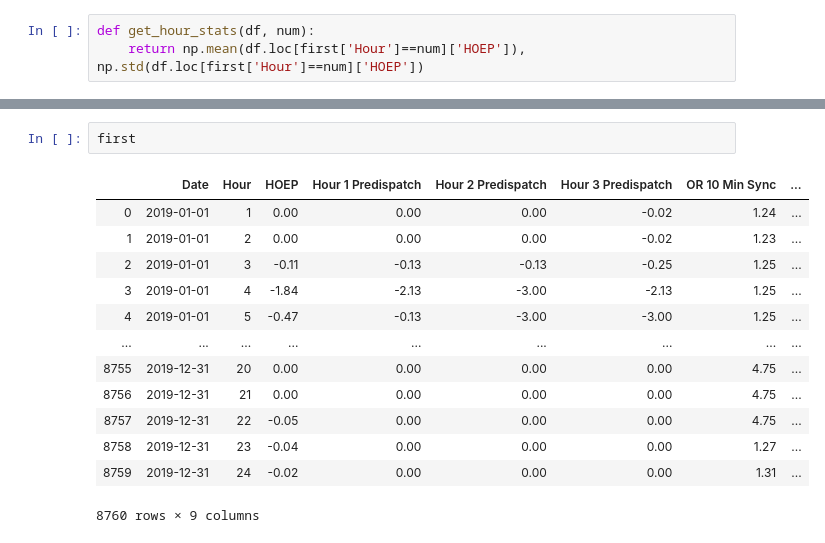
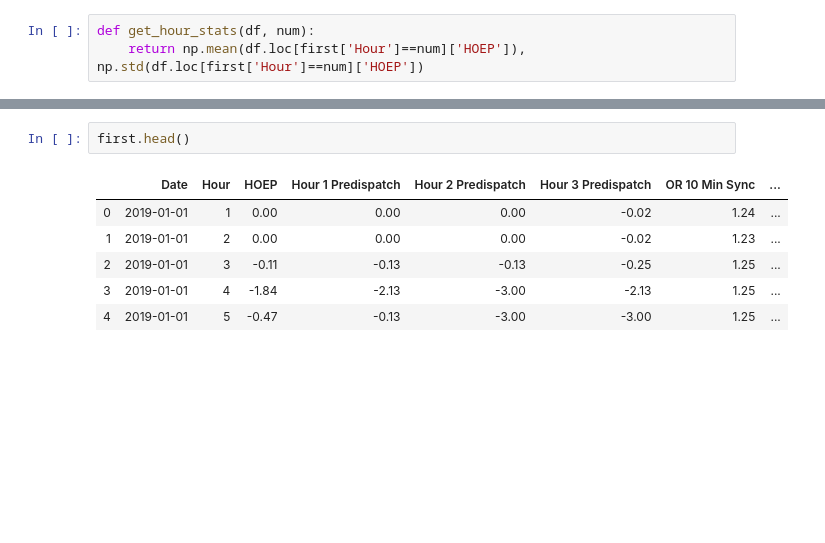
Before and after one commit to PrasannS/MicrogridSim, a Jupyter notebook: data_loading/energy_price.ipynb, the cells around one changed output, grey strips where cells are left out. Drawn from its saved outputs; the diff is of its cells as text; blank space fills up the shorter version.

```diff
--- a/data_loading/energy_price.ipynb
+++ b/data_loading/energy_price.ipynb
@@ -85,16 +69,9 @@ for i in range(1, 24):
 # %%
-first
+first.head()
 # %% [output]
 |  | Date | Hour | HOEP | Hour 1 Predispatch | Hour 2 Predispatch | Hour 3 Predispatch | OR 10 Min Sync | ... |
 | 0 | 2019-01-01 | 1 | 0.00 | 0.00 | 0.00 | -0.02 | 1.24 | ... |
 | 1 | 2019-01-01 | 2 | 0.00 | 0.00 | 0.00 | -0.02 | 1.23 | ... |
 | 2 | 2019-01-01 | 3 | -0.11 | -0.13 | -0.13 | -0.25 | 1.25 | ... |
 | 3 | 2019-01-01 | 4 | -1.84 | -2.13 | -3.00 | -2.13 | 1.25 | ... |
 | 4 | 2019-01-01 | 5 | -0.47 | -0.13 | -3.00 | -3.00 | 1.25 | ... |
-| ... | ... | ... | ... | ... | ... | ... | ... | ... |
-| 8755 | 2019-12-31 | 20 | 0.00 | 0.00 | 0.00 | 0.00 | 4.75 | ... |
-| 8756 | 2019-12-31 | 21 | 0.00 | 0.00 | 0.00 | 0.00 | 4.75 | ... |
-| 8757 | 2019-12-31 | 22 | -0.05 | 0.00 | 0.00 | 0.00 | 4.75 | ... |
-| 8758 | 2019-12-31 | 23 | -0.04 | 0.00 | 0.00 | 0.00 | 1.27 | ... |
-| 8759 | 2019-12-31 | 24 | -0.02 | 0.00 | 0.00 | 0.00 | 1.31 | ... |
-8760 rows × 9 columns
```
Also changed, not shown: parts of 9 cells of this notebook, 2 other files.
